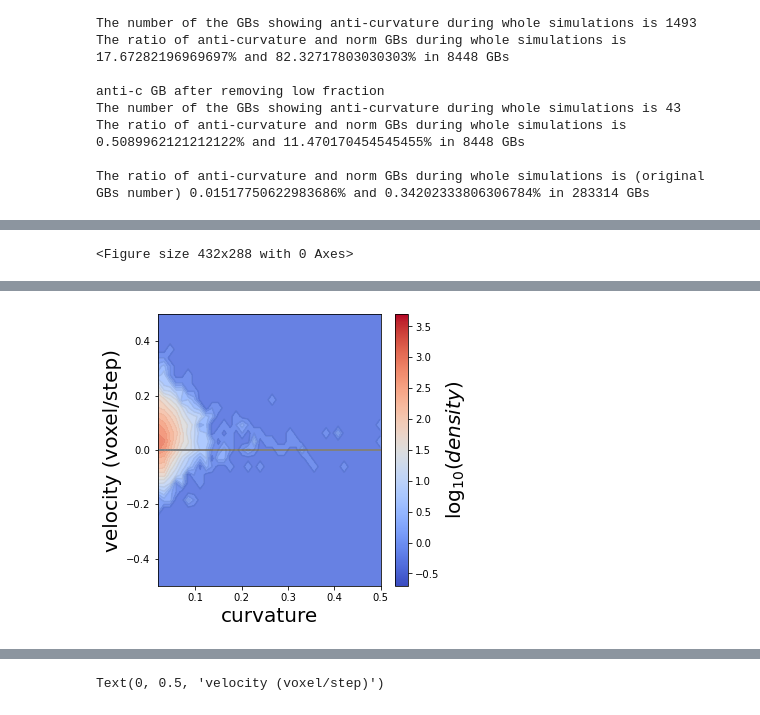
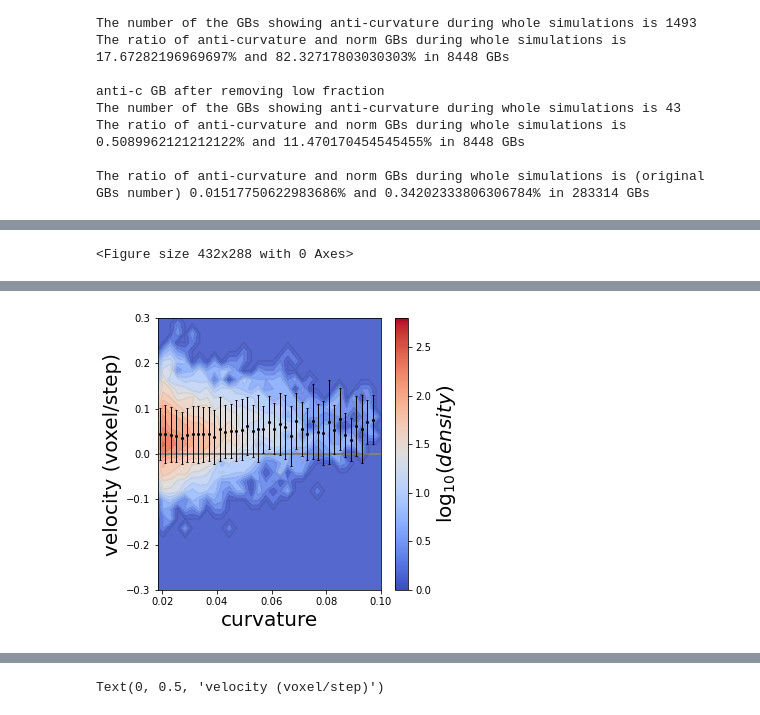
Before and after one commit to Linwitness/VECTOR, a Jupyter notebook: examples/GB_velocity/GB_velocity_anti_curvature_MI_ab.ipynb, the cells around one changed output, grey strips where cells are left out. Saved outputs shown, nothing was run; the diff lists cells and outputs as text; code cells hidden in the pictures.

Commit message:
add updated figure with average velocty-curvature

```diff
--- a/examples/GB_velocity/GB_velocity_anti_curvature_MI_ab.ipynb
+++ b/examples/GB_velocity/GB_velocity_anti_curvature_MI_ab.ipynb
@@ -897,64 +897,71 @@ The ratio of anti-curvature and norm GBs during whole simulations is (original G
     plt.scatter(GB_antic_list_curvature_list, GB_antic_list_velocity_list,s=4,alpha=0.5,color='C01')
     plt.xlabel("curvature", fontsize=20)
     plt.ylabel("velocity (voxel/step)", fontsize=18)
-    plt.xlim([curvature_limit,0.5])
-    plt.ylim([-0.5,0.5])
+    plt.xlim([curvature_limit,0.1])
+    plt.ylim([-0.3,0.3])
     plt.savefig(figure_name_all, dpi=400,bbox_inches='tight')
 
     # hot figure
     # Create a 2D histogram to approximate density
-    x_bins = np.linspace( 0, 0.505, 40)  # X-axis bins (adjust based on your data)
-    y_bins = np.linspace(-0.6, 0.6, 40)  # Y-axis bins (adjust based on your data)
+    x_bins = np.linspace( 0, 0.105, 40)  # X-axis bins (adjust based on your data)
+    y_bins = np.linspace(-0.4, 0.4, 40)  # Y-axis bins (adjust based on your data)
     hist, x_edges, y_edges = np.histogram2d(GB_normc_list_curvature_list+GB_antic_list_curvature_list, GB_normc_list_velocity_list+GB_antic_list_velocity_list, bins=[x_bins, y_bins])
     # Compute the bin centers
     x_centers = (x_edges[:-1] + x_edges[1:]) / 2
     y_centers = (y_edges[:-1] + y_edges[1:]) / 2
+
+    # bin plotting
+    bin_interval = 0.002
+    x_lim = [0,0.1]
+    bin_number = int((x_lim[1]-x_lim[0])/bin_interval)
+    curvature_coordinate = np.arange(x_lim[0],x_lim[1],bin_interval)+bin_interval/2
+
+    new_curvature_1Dlist_remove_0step = GB_normc_list_curvature_list + GB_antic_list_curvature_list
+    new_velocity_1Dlist_remove_0step = GB_normc_list_velocity_list + GB_antic_list_velocity_list
+    new_area_1Dlist_remove_0step = GB_normc_list_area_list+GB_antic_list_area_list
+    new_GBenergy_1Dlist_remove_0step = GB_normc_list_GBenergy_list+GB_antic_list_GBenergy_list
+
+    curvature_bin_counts = np.zeros(bin_number)
+    velocity_bin_sums = np.zeros(bin_number)
+    velocity_bin_squared_sums = np.zeros(bin_number)
+    for index in range(len(new_curvature_1Dlist_remove_0step)):
+        curvature_val = new_curvature_1Dlist_remove_0step[index]
+        velocity_val = new_velocity_1Dlist_remove_0step[index]
+        if abs(curvature_val) > x_lim[1]:
+            continue
+        bin_idx = int((curvature_val - x_lim[0]) // bin_interval)
+        curvature_bin_counts[bin_idx] += 1
+        velocity_bin_sums[bin_idx] += velocity_val
+        velocity_bin_squared_sums[bin_idx] += velocity_val ** 2
+
+    velocity_bin_means = np.zeros(bin_number)
+    velocity_bin_stds = np.zeros(bin_number)
+
+    for i in range(bin_number):
+        if curvature_bin_counts[i] > 0:
+            velocity_bin_means[i] = velocity_bin_sums[i] / curvature_bin_counts[i]
+            velocity_bin_stds[i] = np.sqrt((velocity_bin_squared_sums[i] / curvature_bin_counts[i]) - velocity_bin_means[i]**2)
 
     figure_name_all = f"figures/2D_velocity_signedcurvature_hot_{case_name}_5d.png"
     plt.figure()
     fig = plt.figure(figsize=(5, 5))
     plt.plot([curvature_limit,0.5],[0,0],'-',color='grey',linewidth=2)
     X, Y = np.meshgrid(x_centers, y_centers)
-    hist.T[hist.T==0] = 0.5
-    plt.contour(X, Y, np.log10(hist.T), levels=20, cmap='gray', alpha=0.1)
-    ax2 = plt.contourf(X, Y, np.log10(hist.T), levels=20, cmap='coolwarm', alpha=0.9,vmin=-0.7,vmax=3.7)
-    sm = plt.cm.ScalarMappable(cmap='coolwarm',norm=plt.Normalize(vmin=-0.7,vmax=3.7))
+    hist.T[hist.T==0] = 1
+    plt.contour(X, Y, np.log10(hist.T), levels=20, cmap='gray', alpha=0.1,vmin=0,vmax=2.8)
+    ax2 = plt.contourf(X, Y, np.log10(hist.T), levels=20, cmap='coolwarm', alpha=0.9,vmin=0,vmax=2.8)
+    sm = plt.cm.ScalarMappable(cmap='coolwarm',norm=plt.Normalize(vmin=0,vmax=2.8))
     cbar = plt.colorbar(sm)
     cbar.set_label(u"$\log_{10}(density)$", fontsize=20)
+
+    valid_bins = curvature_bin_counts > 10
+    plt.errorbar(curvature_coordinate[valid_bins], velocity_bin_means[valid_bins], yerr=velocity_bin_stds[valid_bins],
+             fmt='o', color='k', linewidth=1, capsize=1, ecolor='black', markersize=2)
+
     plt.xlabel("curvature", fontsize=20)
     plt.ylabel("velocity (voxel/step)", fontsize=20)
-    plt.xlim([curvature_limit,0.5])
-    plt.ylim([-0.5,0.5])
+    plt.xlim([curvature_limit,0.1])
+    plt.ylim([-0.3,0.3])
     plt.savefig(figure_name_all, dpi=400,bbox_inches='tight')
     print(np.max(np.log10(hist.T)))
-
-    # plot velocity VS averaged curvature
-    bin_interval = 0.002
-    x_lim = [0,0.5]
-    bin_number = int((x_lim[1]-x_lim[0])/bin_interval)
-    curvature_coordinate = np.arange(x_lim[0],x_lim[1],bin_interval)+bin_interval/2
-
-    curvature_bin = np.zeros(bin_number)
-    velocity_bin = np.zeros(bin_number)
-    new_curvature_1Dlist_remove_0step = GB_normc_list_curvature_list + GB_antic_list_curvature_list
-    new_velocity_1Dlist_remove_0step = GB_normc_list_velocity_list + GB_antic_list_velocity_list
-    new_area_1Dlist_remove_0step = GB_normc_list_area_list+GB_antic_list_area_list
-    new_GBenergy_1Dlist_remove_0step = GB_normc_list_GBenergy_list+GB_antic_list_GBenergy_list
-    for index in range(len(new_curvature_1Dlist_remove_0step)):
-        if abs(new_curvature_1Dlist_remove_0step[index])>=x_lim[1] or abs(new_curvature_1Dlist_remove_0step[index])<=x_lim[0]: continue
-        curvature_bin[int((new_curvature_1Dlist_remove_0step[index]-x_lim[0])//bin_interval)] += 1
-        velocity_bin[int((new_curvature_1Dlist_remove_0step[index]-x_lim[0])//bin_interval)] += new_velocity_1Dlist_remove_0step[index]
-    for i in range(bin_number):
-        if curvature_bin[i]>0: velocity_bin[i] = velocity_bin[i]/curvature_bin[i]
-    # plot
-    figure_name_all_bin = f"figures/2D_velocity_signedcurvature_{case_name}_5d_afterBin.png"
-    plt.figure()
-    fig = plt.figure(figsize=(7, 7))
-    # plt.scatter(curvature_coordinate, velocity_bin,s=4,alpha=0.5)
-    plt.xlim([curvature_limit,0.1])
-    plt.ylim([-1,1])
-    plt.plot(curvature_coordinate[velocity_bin!=0], velocity_bin[velocity_bin!=0],'o', linewidth=2)
-    plt.xlabel("curvature", fontsize=18)
-    plt.ylabel("velocity (voxel/step)", fontsize=18)
-    # plt.savefig(figure_name_all_bin, dpi=400,bbox_inches='tight')
 # %% [output]
@@ -966 +972 @@ Text(0, 0.5, 'velocity (voxel/step)')
-[figure, old version]
+[figure, new version]
```
Also changed, not shown: parts of 1 cell of this notebook, 14 other files.
